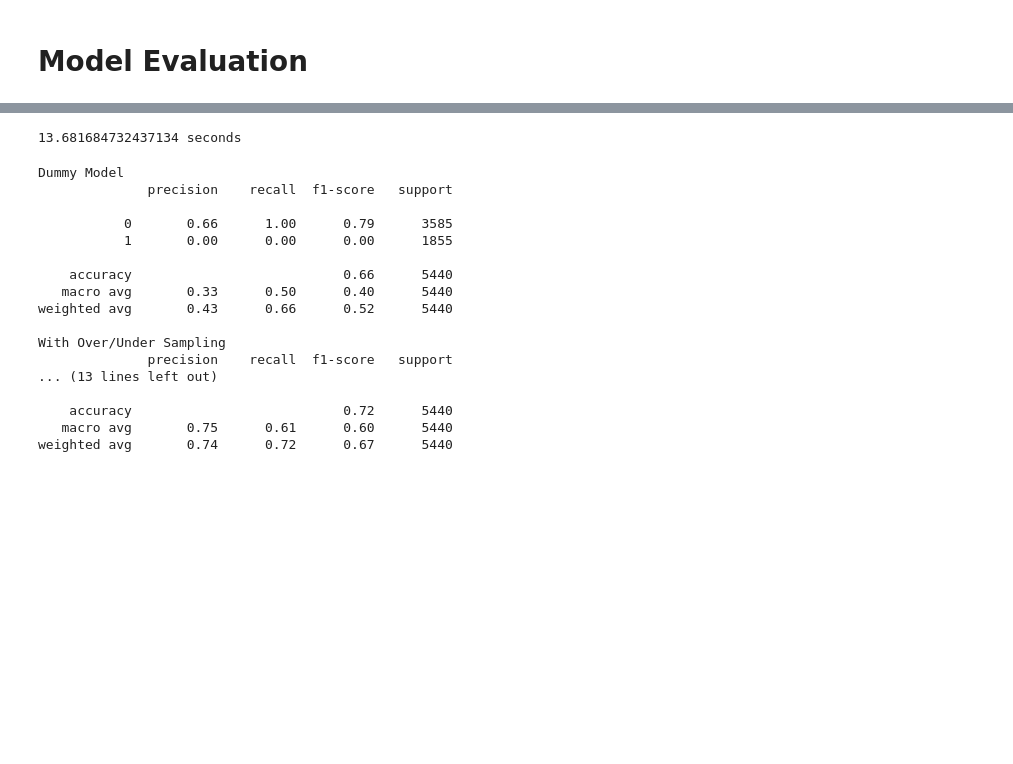
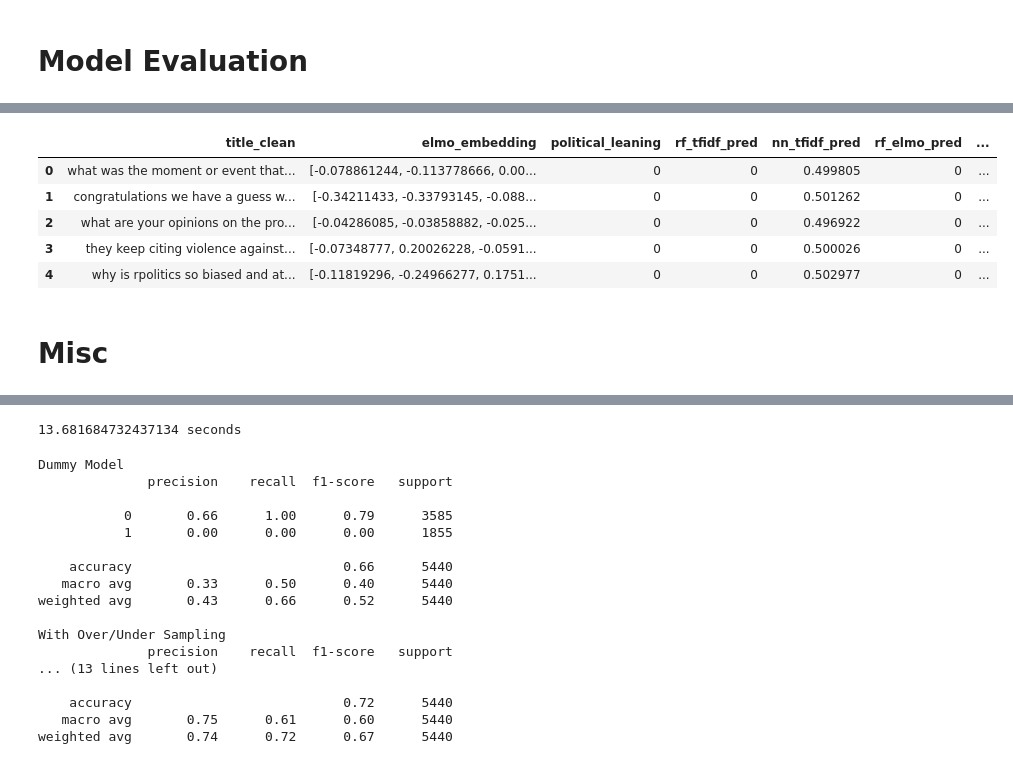
Before and after one commit to Alpha-1787/W266-Final-Project, a Jupyter notebook: Political-Leaning-Classification.ipynb, the cells around one changed output, grey strips where cells are left out. Drawn from its saved outputs; the diff is of its cells as text; code cells hidden in the pictures; blank space fills up the shorter version.

```diff
--- a/Political-Leaning-Classification.ipynb
+++ b/Political-Leaning-Classification.ipynb
@@ -478,0 +483,11 @@ post_df['elmo_embedding'] = post_df['elmo_embedding'].apply(lambda x: np.array(x
+# %%
+post_df.head()
+# %% [output]
+|  | title_clean | elmo_embedding | political_leaning | rf_tfidf_pred | nn_tfidf_pred | rf_elmo_pred | ... |
+| 0 | what was the moment or event that... | [-0.078861244, -0.113778666, 0.00... | 0 | 0 | 0.499805 | 0 | ... |
+| 1 | congratulations we have a guess w... | [-0.34211433, -0.33793145, -0.088... | 0 | 0 | 0.501262 | 0 | ... |
+| 2 | what are your opinions on the pro... | [-0.04286085, -0.03858882, -0.025... | 0 | 0 | 0.496922 | 0 | ... |
+| 3 | they keep citing violence against... | [-0.07348777, 0.20026228, -0.0591... | 0 | 0 | 0.500026 | 0 | ... |
+| 4 | why is rpolitics so biased and at... | [-0.11819296, -0.24966277, 0.1751... | 0 | 0 | 0.502977 | 0 | ... |
+# %% [markdown]
+# Misc
```
Also changed, not shown: parts of 46 cells of this notebook.
